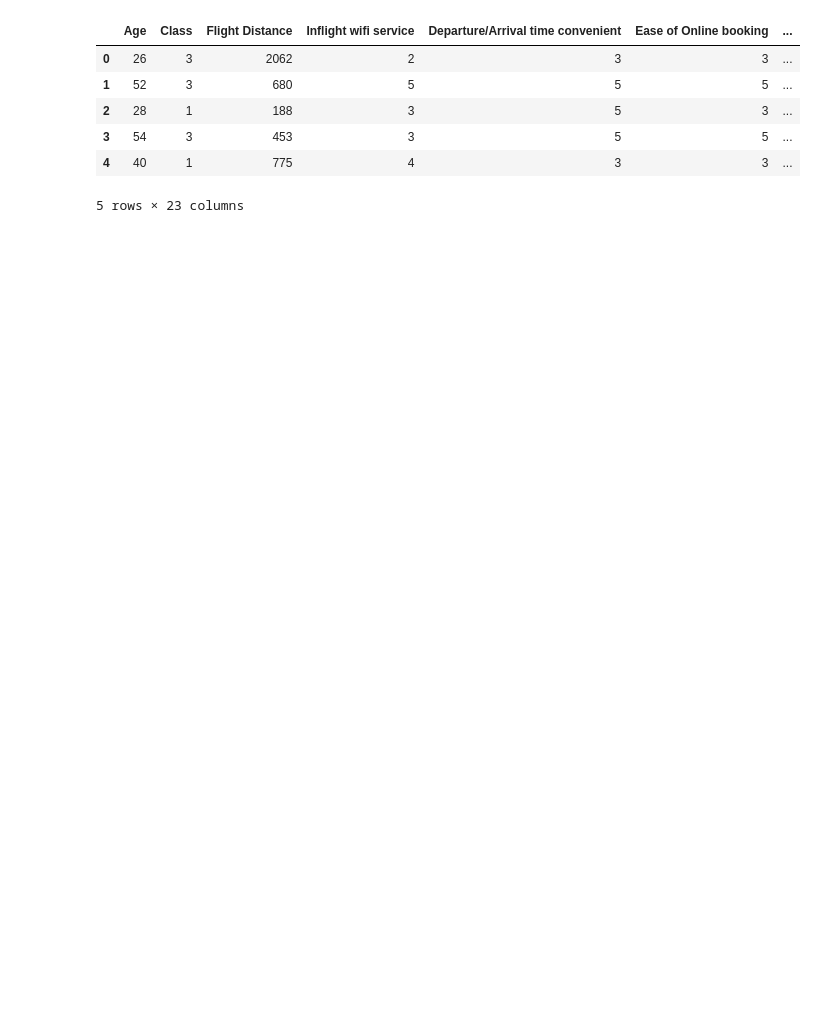
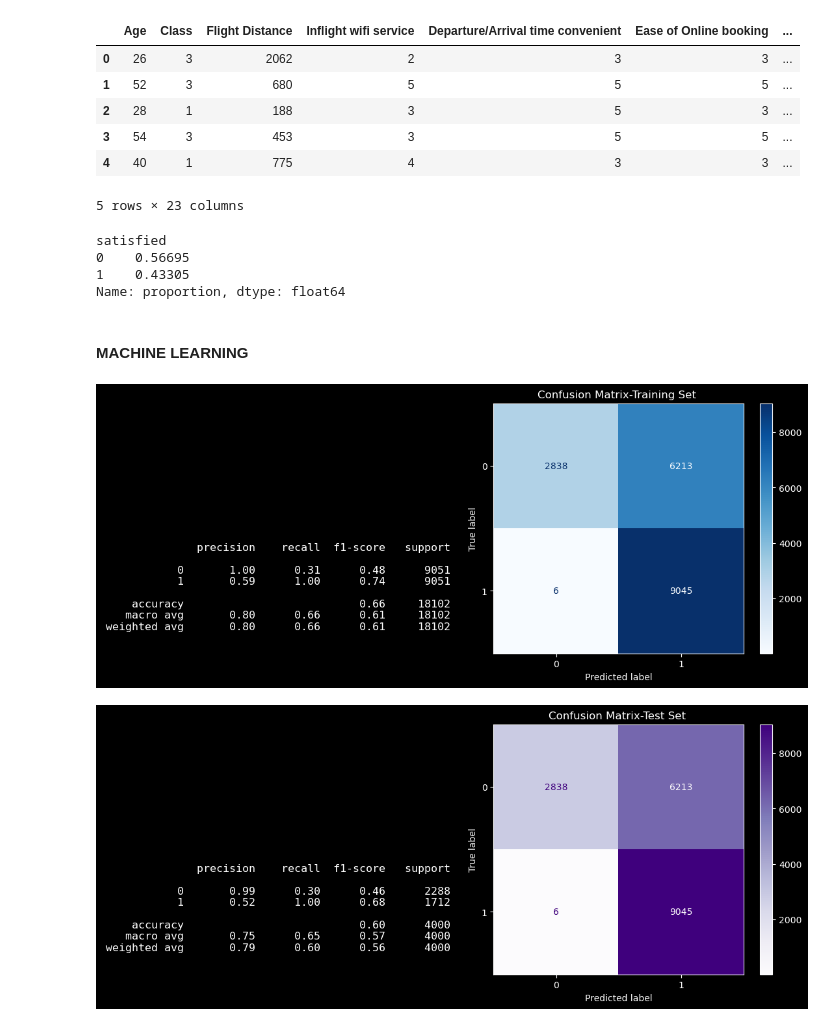
Before and after one commit to jaylesmajor/ML_Deployment, a Jupyter notebook: notebooks/ml.ipynb, the cells around one changed output. Cells and saved outputs as stored; diff of their text form; code cells hidden in the pictures; blank space fills up the shorter version.

```diff
--- a/notebooks/ml.ipynb
+++ b/notebooks/ml.ipynb
@@ -17,3 +17,19 @@ df.head()
 | 3 | 54 | 3 | 453 | 3 | 5 | 5 | ... |
 | 4 | 40 | 1 | 775 | 4 | 3 | 3 | ... |
 5 rows × 23 columns
+# %%
+from sklearn.model_selection import train_test_split
+
+# Define target and features
+y=df['satisfied']
+X= df.drop(columns='satisfied')
+
+# Split dataset
+X_train, X_test,y_train,y_test = train_test_split(X,y, test_size=0.2, random_state=42)
+
+y.value_counts(normalize=True)
+# %% [output]
+satisfied
+0    0.56695
+1    0.43305
+Name: proportion, dtype: float64
@@ -19,0 +72,32 @@ df.head()
+# %%
+from imblearn.over_sampling import SMOTE
+from imblearn.pipeline import Pipeline as ImbPipeline
+
+# Create sampler pipeline
+def make_sampler_pipeline(sampler):
+    return ImbPipeline([
+        ('sampler',sampler)
+    ])
+
+# Preprocess and rebalance data
+def preprocess_and_rebalance_data(preprocessor, X_train,X_test,y_train):
+
+    # Transform training data into fitted transformer
+    X_train_transformed = preprocessor.fit_transform(X_train)
+    X_test_transformed= preprocessor.transform(X_test)
+
+    # Create sampling pipeline
+    sampler = make_sampler_pipeline(SMOTE(random_state=42))
+
+    X_train_balanced,y_train_balanced= sampler.fit_resample(X_train_transformed,y_train)
+
+    return X_train_balanced,X_test_transformed,y_train_balanced
+
+    # Balance training data
+X_train_balanced,X_test_transformed,y_train_balanced = preprocess_and_rebalance_data(preprocessor,X_train,X_test,y_train)
+# %%
+# Convert
+X_train_balanced_df =pd.DataFrame(X_train_balanced)
+X_test_transformed_df = pd.DataFrame(X_test_transformed)
+# %% [markdown]
+#### MACHINE LEARNING
@@ -19,0 +174,13 @@ df.head()
+# %%
+import lightgbm as lgb
+
+# Instantiate the model
+lgbm_model = lgb.LGBMClassifier(verbose=-1,random_state=42)
+
+# Create predictions
+train_preds, test_preds = train_and_predict_model(X_train_balanced_df,y_train_balanced,X_test_transformed_df,preprocessor,lgbm_model)
+# %%
+train_report, test_report = evaluate_model(lgbm_model,X_train_balanced_df,y_train_balanced,X_test_transformed_df,y_test)
+# %% [output]
+[figure, added]
+[figure, added]
```
Also changed, not shown: parts of 9 cells of this notebook.
